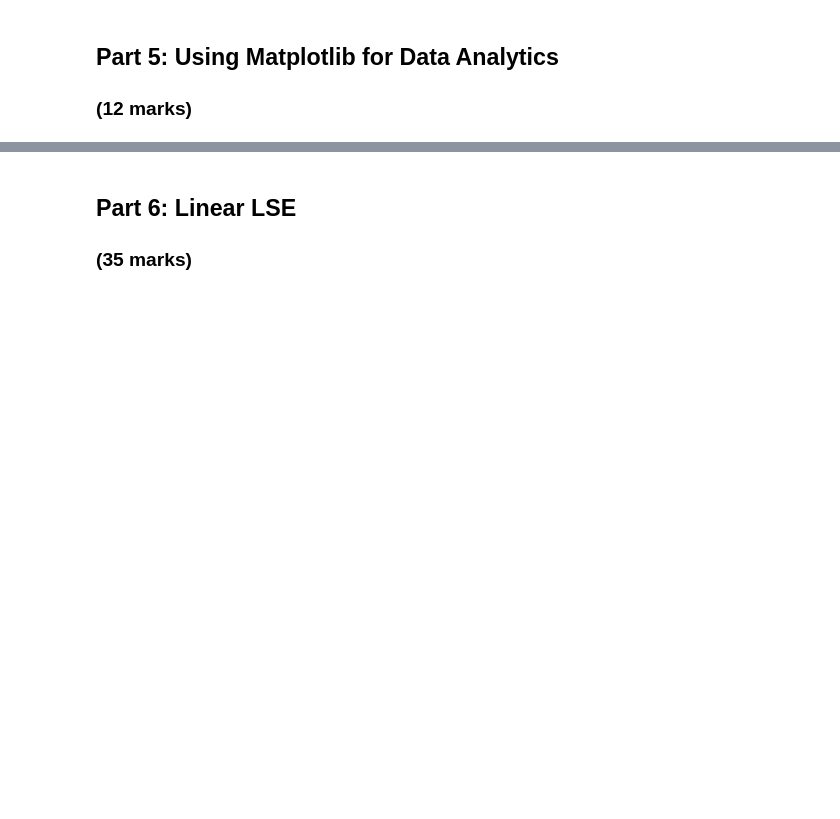
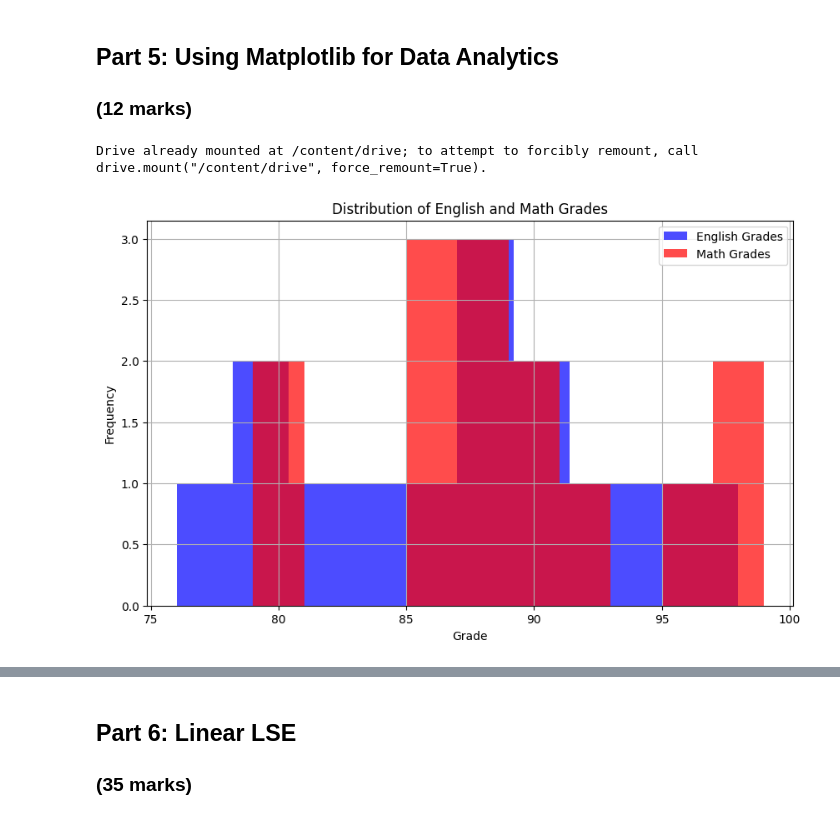
Before and after one commit to elliott-debenetti/ENGG680_2025_Fall, a Jupyter notebook: Lab_Assignment1/Assignment1.ipynb, the cells around one changed output, grey strips where cells are left out. Saved outputs shown, nothing was run; the diff lists cells and outputs as text; code cells hidden in the pictures; blank space fills up the shorter version.

```diff
--- a/Lab_Assignment1/Assignment1.ipynb
+++ b/Lab_Assignment1/Assignment1.ipynb
@@ -316,33 +316,56 @@ print(df_studentsGPASorted_homeroom)
 # %% [markdown]
 ## Part 5: Using Matplotlib for Data Analytics
 ### (12 marks)
+# %%
+from google.colab import drive
+drive.mount('/content/drive')
+# %% [output]
+Drive already mounted at /content/drive; to attempt to forcibly remount, call drive.mount("/content/drive", force_remount=True).
 # %%
 # In the space below, please import the matplotlib library
-#
+import pandas as pd
+import matplotlib.pyplot as plt
+
+# Load and prepare data from the provided CSV files
+eng = pd.read_csv("/content/drive/MyDrive/ENGG_680_Assignments/studentGrades_English.csv")
+math = pd.read_csv("/content/drive/MyDrive/ENGG_680_Assignments/studentGrades_Math.csv")
+homerooms = pd.read_csv("/content/drive/MyDrive/ENGG_680_Assignments/studentHomerooms.csv")
+
+# Build a single DataFrame with English & Math grades by student
+df_studentGrades = (
+    eng.rename(columns={"grade": "englishGrade"})
+       .merge(math.rename(columns={"grade": "mathGrade"}), on=["studentID", "firstName", "lastName"])
+       .merge(homerooms[["studentID", "homeRoom"]], on="studentID", how="left")
+)
 # %%
 # Let's use matplotlib to display a histogram of the grades distribution
 # Histograms are useful for seeing the distribution of the students grades
 
 plt.figure(figsize=(10, 6))
-plt.hist(df_studentGrades['englishGrade'], bins=10, alpha=0.7, label='English Grades', color='blue')
+plt.hist(df_studentGrades['englishGrade'], bins=10, alpha=0.7, label="English Grades", color="blue")
 
 # Step 1: Use the line above as reference to create a histogram for the math grades
 # (1 mark)
-#
+plt.hist(df_studentGrades["mathGrade"], bins=10, alpha=0.7, label="Math Grades", color="red")
 
 # Step 2: Ensure that your plot is descriptive, so use labels (x and y axis), a title, and a legend.
 # Hint: Use the matplotlib .legend(loc='<location>') to add and place the legend.
 # You can use 'upper left', 'upper right', 'lower left', and 'lower right' to specify the location.
 # (3 marks)
-#
+plt.xlabel("Grade")
+plt.ylabel("Frequency")
+plt.title("Distribution of English and Math Grades")
+plt.legend(loc="upper right")
 plt.grid(True)
 
 # Step 3: Use the .savefig('<image_title>'.png) to output an image file of the histogram.
 # Please be sure to use a descriptive title!
 # (1 mark)
-#
+plt.savefig("/content/drive/MyDrive/ENGG_680_Assignments/grades_histogram.png", dpi=150, bbox_inches="tight")
 
 plt.show()
+# %% [output]
+[figure, added]
 # %%
 # Let's also use matplotlib to display a scatter plot of English vs. Math grades
 # Scatter plots are useful for seeing the relationship between two variables
```
Also changed, not shown: parts of 3 cells of this notebook.
